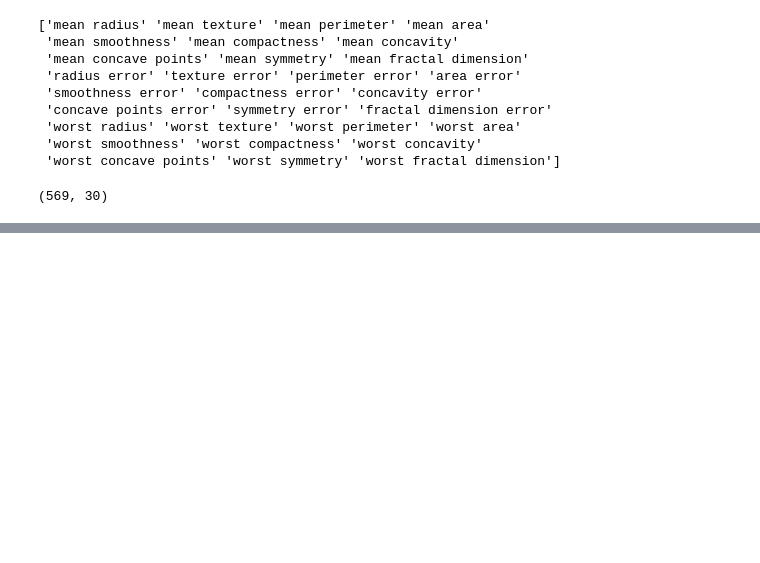
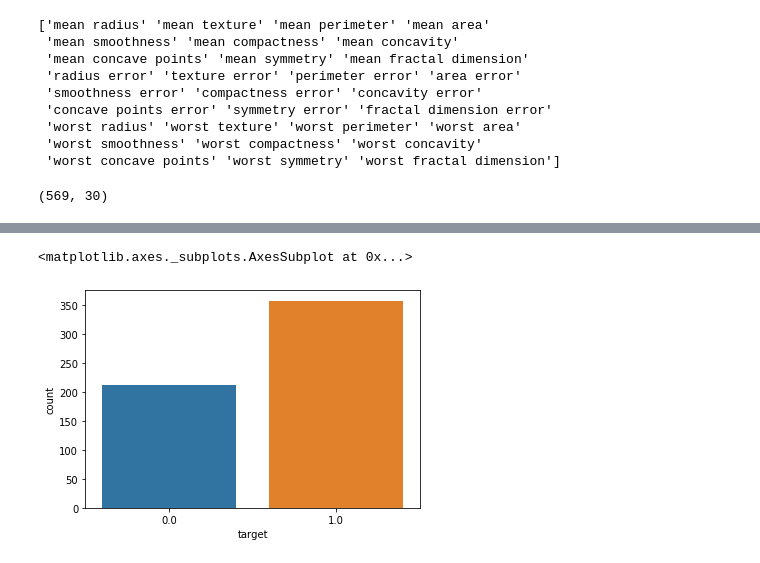
Before and after one commit to rahuladream/ML-Read-World-Applications, a Jupyter notebook: Breast Cancer Classification.ipynb, the cells around one changed output, grey strips where cells are left out. Cells and saved outputs as stored; diff of their text form; code cells hidden in the pictures; blank space fills up the shorter version.

```diff
--- a/Breast Cancer Classification.ipynb
+++ b/Breast Cancer Classification.ipynb
@@ -100,0 +132,5 @@ cancer['data'].shape
+# %%
+sns.countplot(df_cancer['target'])
+# %% [output]
+<matplotlib.axes._subplots.AxesSubplot at 0x...>
+[figure, added]
```
Also changed, not shown: parts of 42 cells of this notebook.
